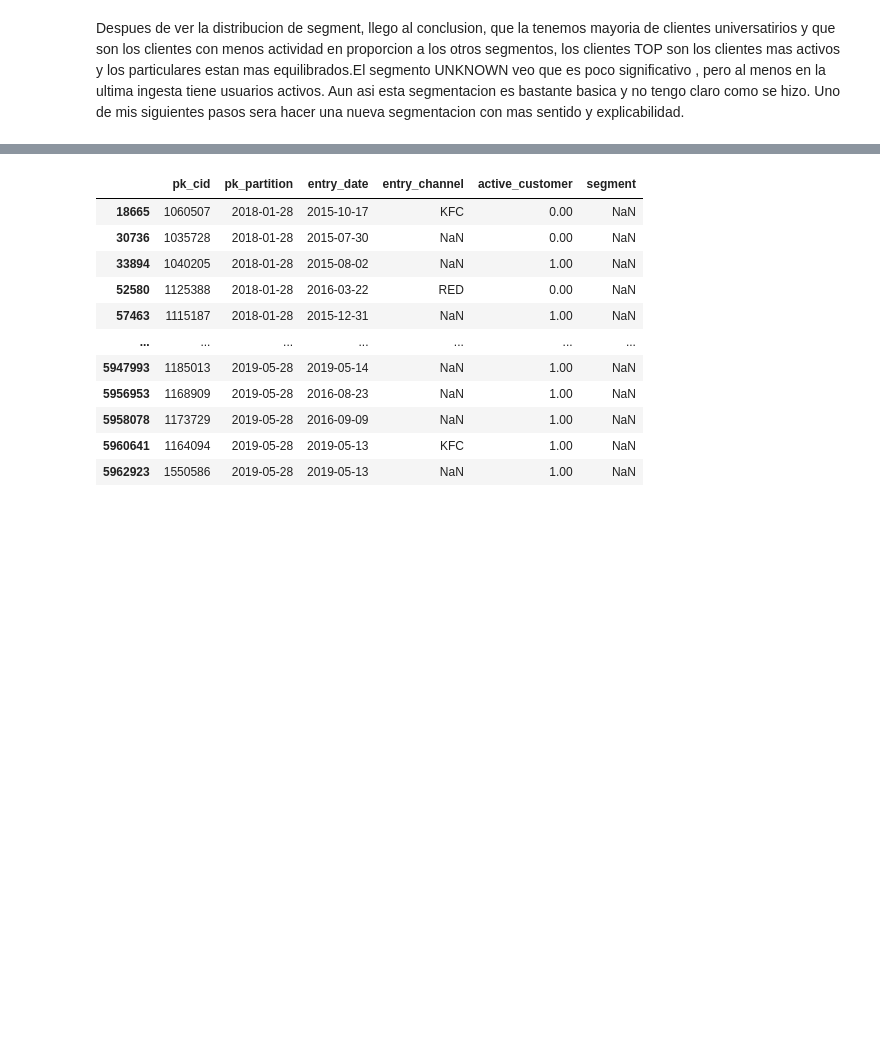
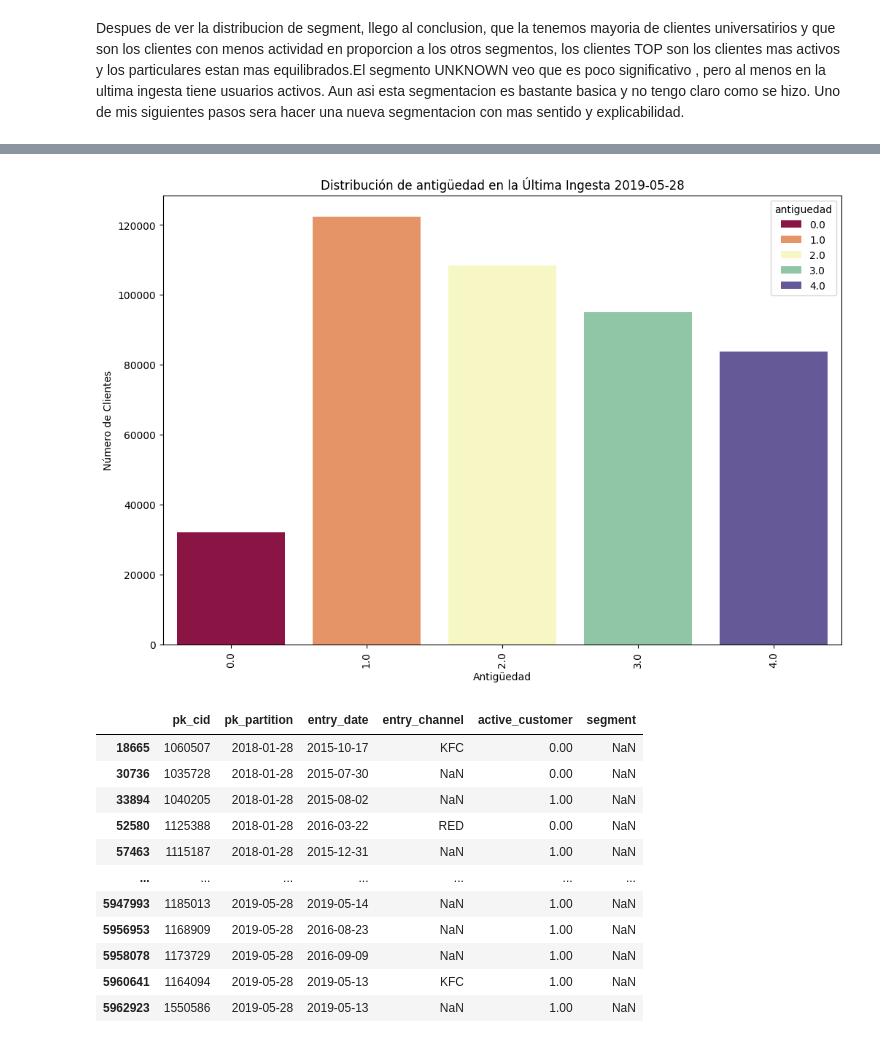
Before and after one commit to jascicz/easy_money_Project, a Jupyter notebook: david-Proyecto.ipynb, the cells around one changed output, grey strips where cells are left out. Cells and saved outputs as stored; diff of their text form; code cells hidden in the pictures; blank space fills up the shorter version.

Commit message:
antiguedad

```diff
--- a/david-Proyecto.ipynb
+++ b/david-Proyecto.ipynb
@@ -449,0 +439,9 @@ Despues de ver la distribucion de segment, llego  al conclusion, que la tenemos
+# %%
+# Calcular la antigüedad en años usando 'pk_partition' como referencia
+df_c['antiguedad'] = (df_c['pk_partition'] - df_c['entry_date']).dt.total_seconds() / (365.25 * 24 * 60 * 60)
+
+# Redondear a un decimal
+df_c['antiguedad'] = df_c['antiguedad'].round()
+
+# Mostrar el DataFrame con la nueva columna
+df_c
@@ -449,0 +462,4 @@ Despues de ver la distribucion de segment, llego  al conclusion, que la tenemos
+# %%
+# Filtrar de nuevo el DataFrame con la nueva columna para obtener solo los datos de la última ingesta
+latest_date = '2019-05-28'
+df_filtered_last = df_c[df_c['pk_partition'] == latest_date]
@@ -450,3 +482,20 @@ Despues de ver la distribucion de segment, llego  al conclusion, que la tenemos
+# %%
+# Contar la distribución de valores en 'segment' y 'active_customer'
+antiguedad_counts = df_filtered_last.groupby(['antiguedad']).size().reset_index(name='count')
+
+
+# Crear el gráfico de barras apiladas para la distribución de segment
+plt.figure(figsize=(12, 8))
+sns.barplot(x='antiguedad', y='count', hue='antiguedad', data=antiguedad_counts , palette='Spectral')
+
+# Añadir etiquetas y título
+plt.xlabel('Antigüedad')
+plt.ylabel('Número de Clientes')
+plt.title('Distribución de antigüedad en la Última Ingesta 2019-05-28')
+plt.xticks(rotation=90)
+plt.show()
+# %% [output]
+[figure, added]
 # %%
 df_c[df_c["segment"].isna()]
 # %% [output]
```
Also changed, not shown: parts of 10 cells of this notebook.
